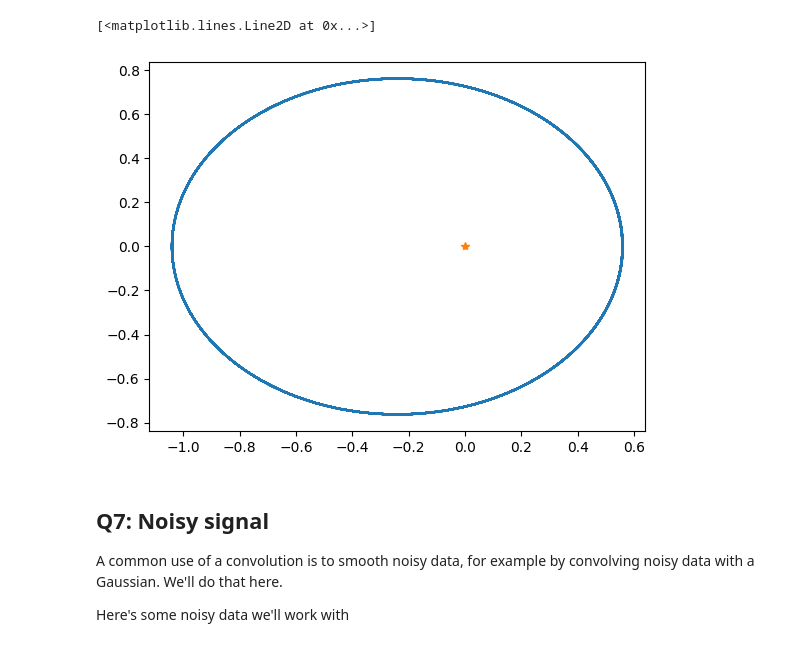
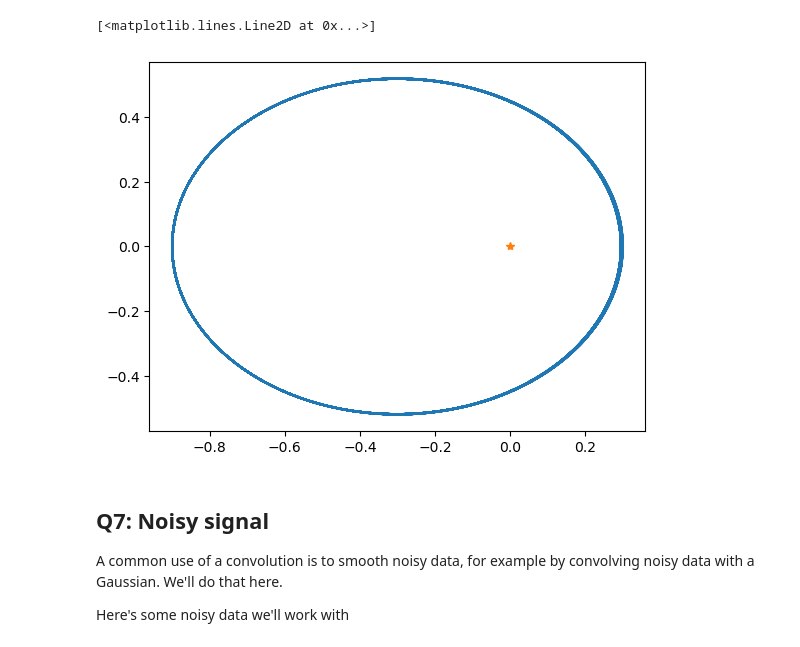
Before and after one commit to rbolzoni/scientificcomputing_bicocca_2023, a Jupyter notebook: working/L4_exerc.ipynb, the cells around one changed output. Saved outputs shown, nothing was run; the diff lists cells and outputs as text; code cells hidden in the pictures.

```diff
--- a/working/L4_exerc.ipynb
+++ b/working/L4_exerc.ipynb
@@ -62,22 +62,26 @@ def ode_integrate(X0, dt, tmax):
     Xs = r.sol(ts)
     return ts, Xs
 # %%
-a = 0.8
-e = 0.3
+import numpy as np
+from scipy import integrate
+import matplotlib.pyplot as plt
+
+a = 0.6
+e = 0.5
 
 G = 4.0*(np.pi**2)
 vp = np.sqrt(G*(1+e)/(a*(1-e)))
 rp = a*(1-e)
 
 X0 = np.array([rp, 0, 0, vp])
 
 t,X = ode_integrate(X0, 0.01, 20)
 
 plt.plot(X[0,:], X[1,:])
 plt.plot(0,0,'*')
 # %% [output]
 [<matplotlib.lines.Line2D at 0x...>]
-[figure, old version]
+[figure, new version]
 # %% [markdown]
 ## Q7: Noisy signal
 
```
Also changed, not shown: parts of 3 cells of this notebook.
